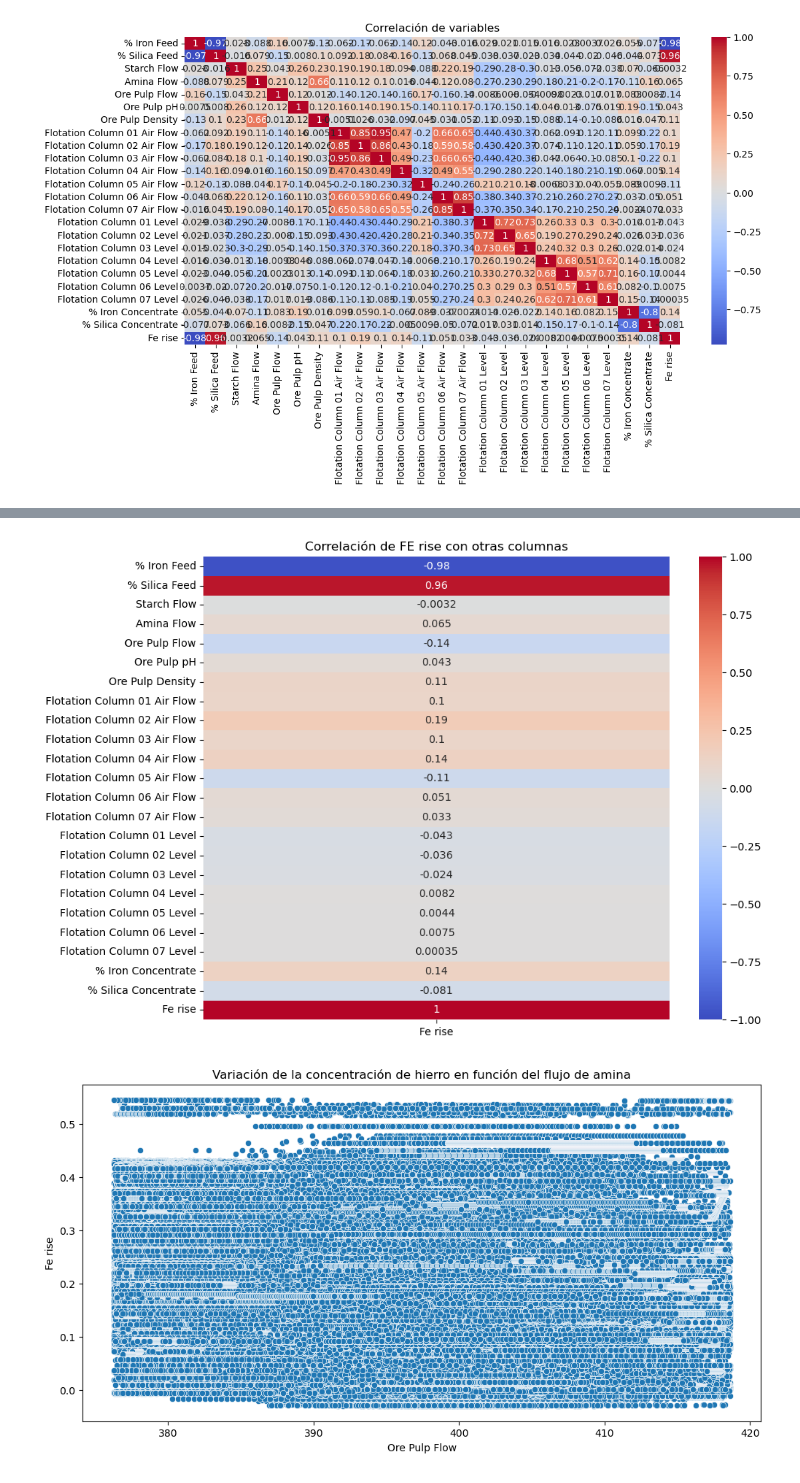
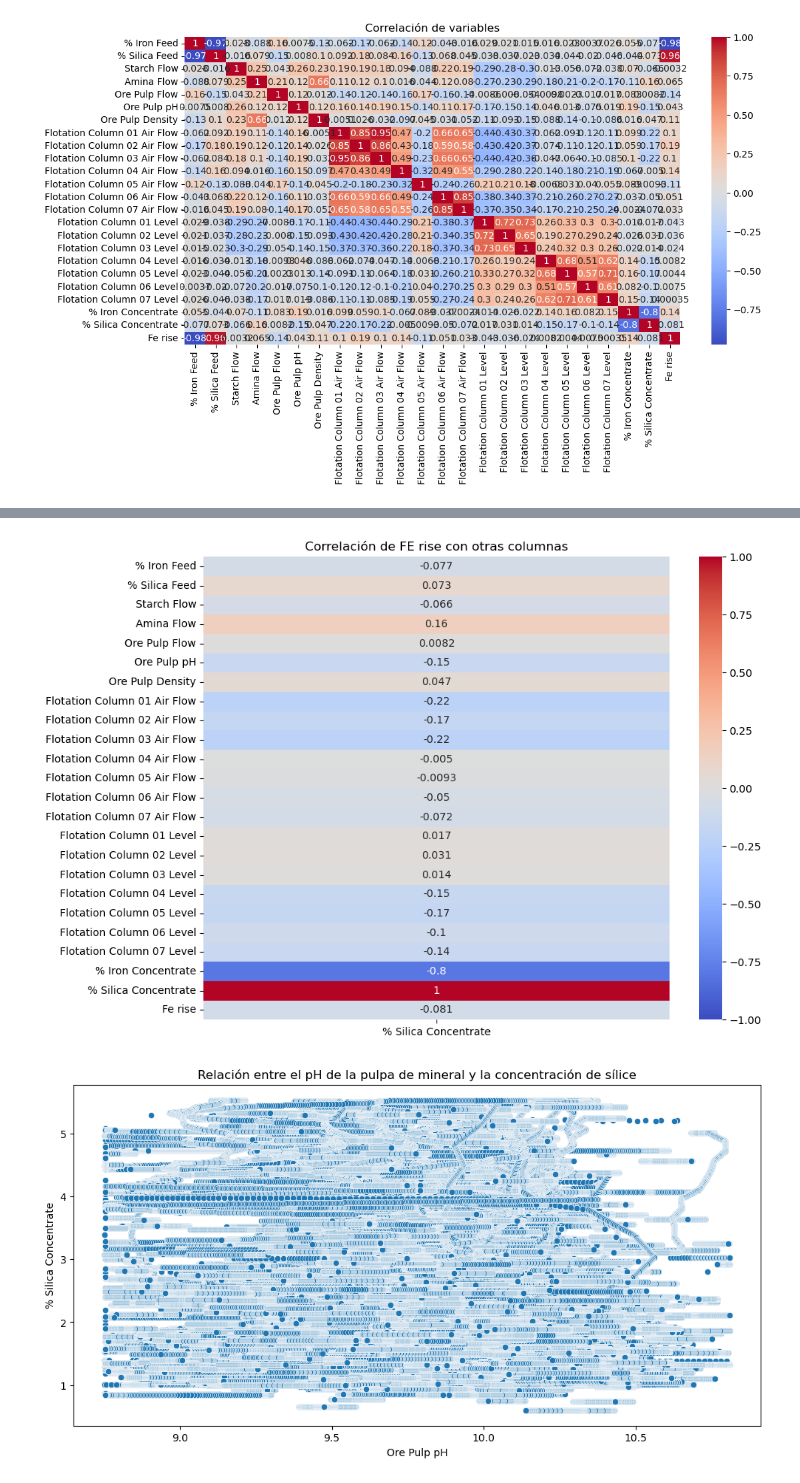
Before and after one commit to JohnLopez15/Mineria_2, a Jupyter notebook: notebook.ipynb, the cells around one changed output, grey strips where cells are left out. Cells and saved outputs as stored; diff of their text form; code cells hidden in the pictures.

Commit message:
Analisis silica

```diff
--- a/notebook.ipynb
+++ b/notebook.ipynb
@@ -58,6 +56,6 @@ plt.show()
 # %%
 correlation_matrix = data_01.corr()
-fe_rise_correlation = correlation_matrix[['Fe rise']]
+fe_rise_correlation = correlation_matrix[['% Silica Concentrate']]
 
 # Graficar la correlación
 plt.figure(figsize=(10, 8))
@@ -65,11 +63,11 @@ sns.heatmap(fe_rise_correlation, annot=True, cmap='coolwarm', vmin=-1, vmax=1)
 plt.title('Correlación de FE rise con otras columnas')
 plt.show()
 # %% [output]
-[figure, old version]
+[figure, new version]
 # %%
 plt.figure(figsize=(12, 6))
-sns.scatterplot(data=data_01, x='Ore Pulp Flow', y='Fe rise')
-plt.title('Variación de la concentración de hierro en función del flujo de amina')
+sns.scatterplot(data=data_01, x='Ore Pulp pH', y='% Silica Concentrate')
+plt.title('Relación entre el pH de la pulpa de mineral y la concentración de sílice')
 plt.show()
 # %% [output]
-[figure, old version]
+[figure, new version]
```
Also changed, not shown: parts of 3 cells of this notebook.
